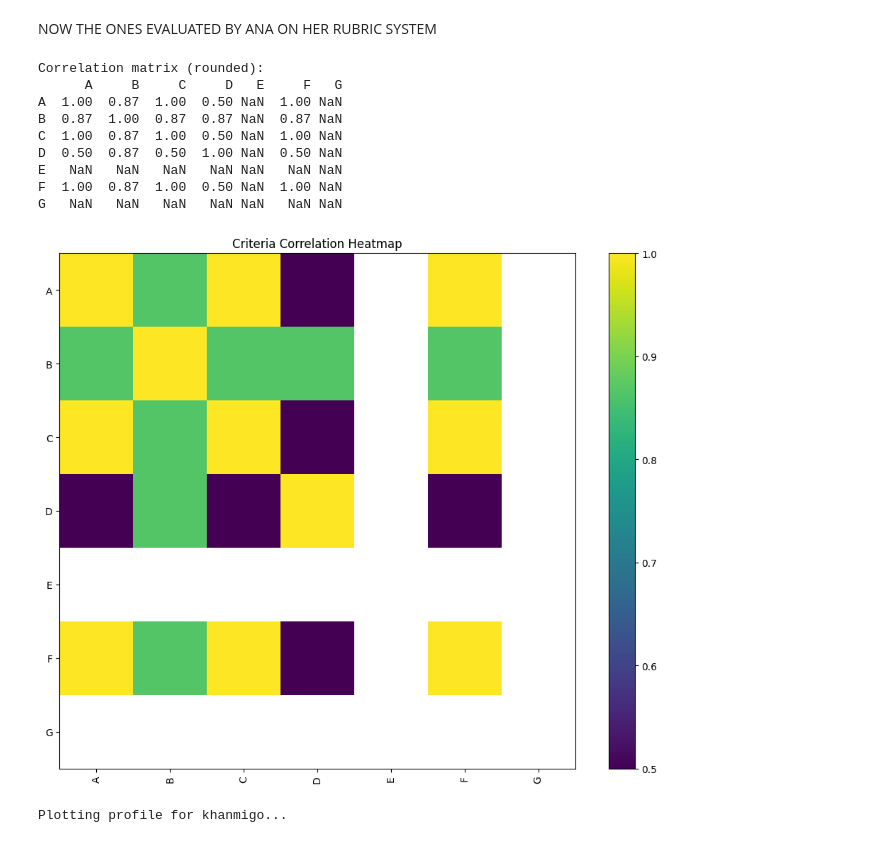
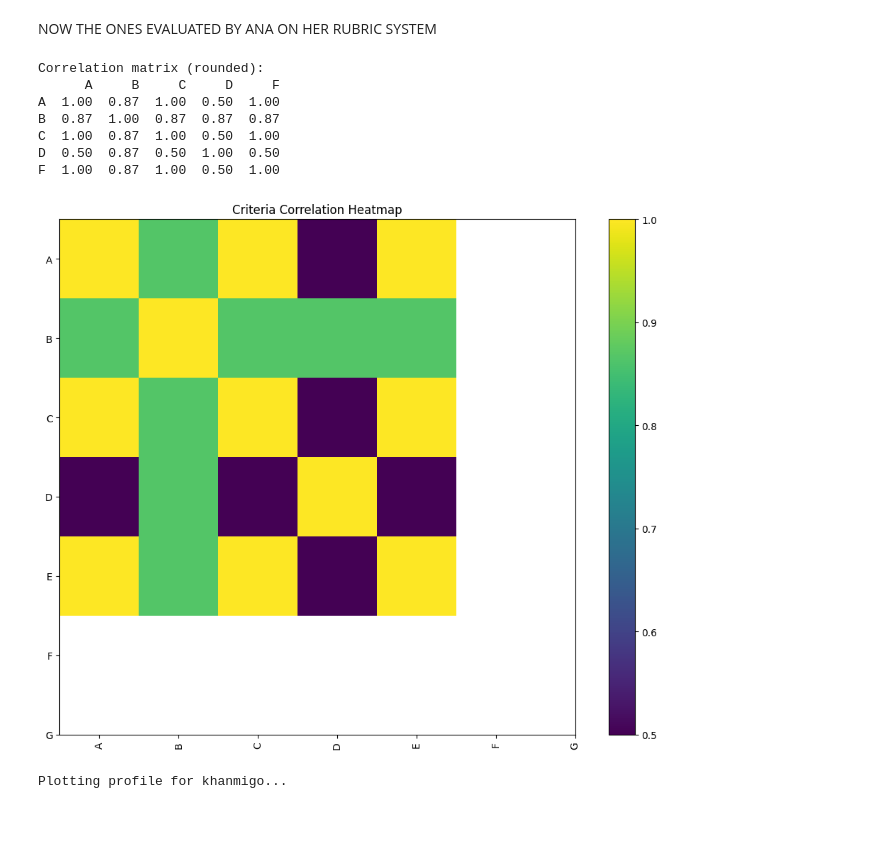
Before and after one commit to swetangkrishna/Lesson-plan-evaluator, a Jupyter notebook: guardrails_verification/visualize_correlation.ipynb, the cells around one changed output. Saved outputs shown, nothing was run; the diff lists cells and outputs as text; code cells hidden in the pictures.

```diff
--- a/guardrails_verification/visualize_correlation.ipynb
+++ b/guardrails_verification/visualize_correlation.ipynb
@@ -12,6 +12,7 @@ def main():
     df_crit = df[criteria_cols]
 
     # Compute correlation matrix
+    df_crit = df_crit.loc[:, df_crit.std() != 0]
     corr = df_crit.corr(method="pearson")
 
     print("Correlation matrix (rounded):")
@@ -202,42 +203,41 @@ INPUT_CSV = "rubric_converted.csv"
 def main():
     # Load data
     df = pd.read_csv(INPUT_CSV, index_col="model")
     # Only keep criteria columns (A1..F2)
     criteria_cols = [c for c in df.columns if c[0] in "ABCDEFG"]
     df_crit = df[criteria_cols]
 
     # Compute correlation matrix
+    df_crit = df_crit.loc[:, df_crit.std() != 0]
     corr = df_crit.corr(method="pearson")
 
     print("Correlation matrix (rounded):")
     print(corr.round(2))
 
     # Plot heatmap
     fig, ax = plt.subplots(figsize=(10, 8))
     cax = ax.imshow(corr.values, interpolation="nearest")
     ax.set_xticks(range(len(criteria_cols)))
     ax.set_yticks(range(len(criteria_cols)))
     ax.set_xticklabels(criteria_cols, rotation=90)
     ax.set_yticklabels(criteria_cols)
     fig.colorbar(cax, ax=ax)
     ax.set_title("Criteria Correlation Heatmap")
 
     plt.tight_layout()
     plt.show()
 
 if __name__ == "__main__":
     main()
 # %% [output]
 Correlation matrix (rounded):
-      A     B     C     D   E     F   G
-A  1.00  0.87  1.00  0.50 NaN  1.00 NaN
-B  0.87  1.00  0.87  0.87 NaN  0.87 NaN
-C  1.00  0.87  1.00  0.50 NaN  1.00 NaN
-D  0.50  0.87  0.50  1.00 NaN  0.50 NaN
-E   NaN   NaN   NaN   NaN NaN   NaN NaN
-F  1.00  0.87  1.00  0.50 NaN  1.00 NaN
-G   NaN   NaN   NaN   NaN NaN   NaN NaN
+      A     B     C     D     F
+A  1.00  0.87  1.00  0.50  1.00
+B  0.87  1.00  0.87  0.87  0.87
+C  1.00  0.87  1.00  0.50  1.00
+D  0.50  0.87  0.50  1.00  0.50
+F  1.00  0.87  1.00  0.50  1.00
-[figure, old version]
+[figure, new version]
 # %%
 # 07_visualize_profiles.py
 import pandas as pd
```
Also changed, not shown: parts of 1 cell of this notebook.
